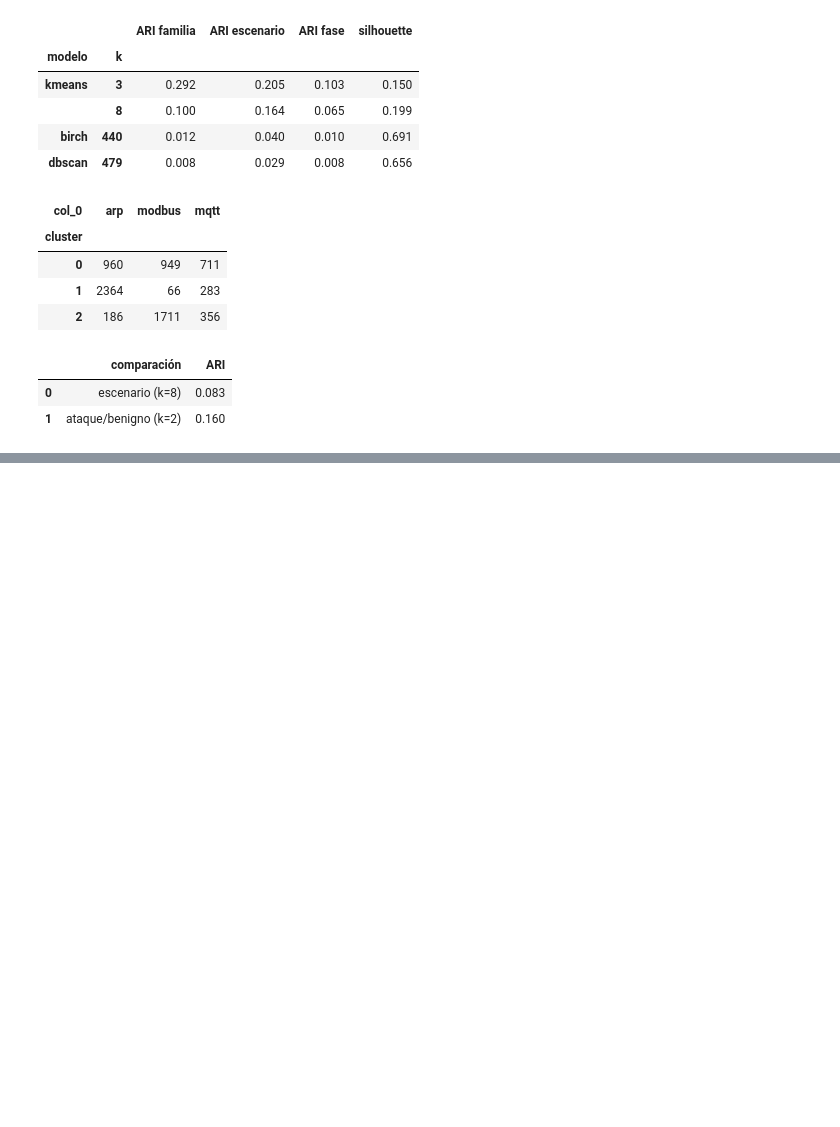
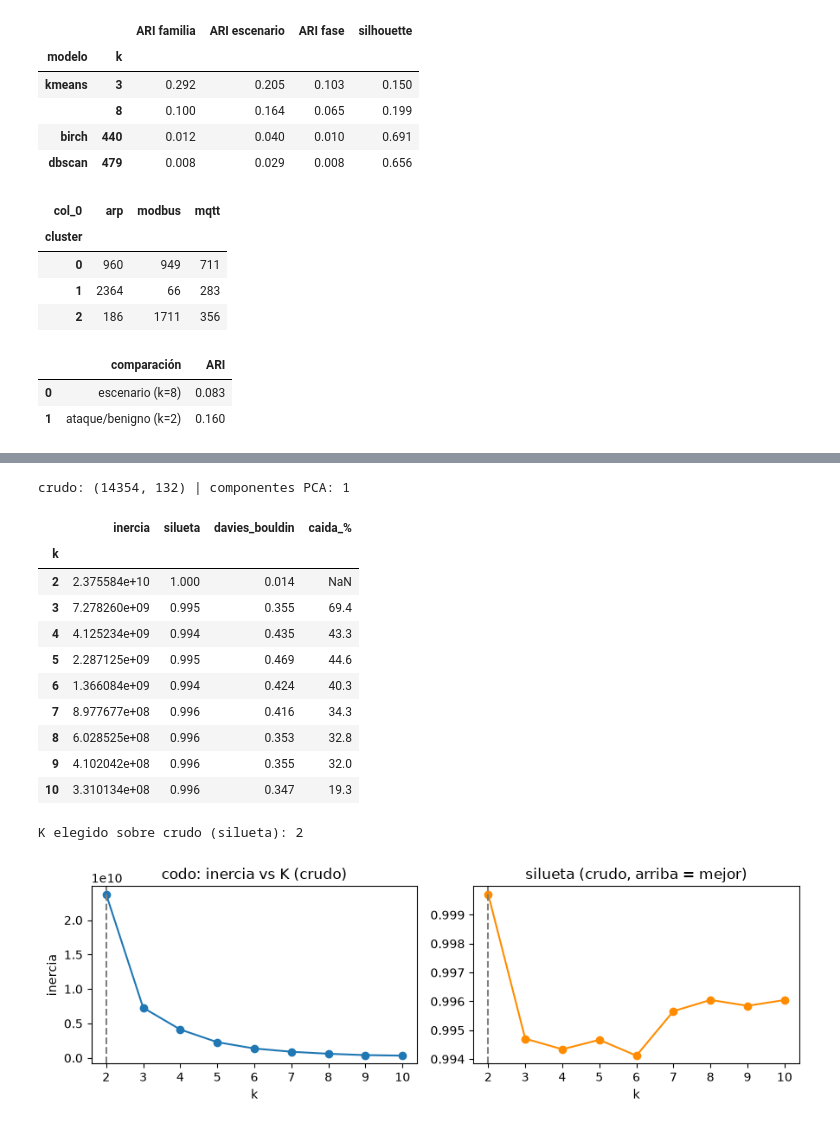
Before and after one commit to maxiricalde/data4cyber, a Jupyter notebook: Colab/NOSUPERVISADO.ipynb, the cells around one changed output, grey strips where cells are left out. Saved outputs shown, nothing was run; the diff lists cells and outputs as text; code cells hidden in the pictures; blank space fills up the shorter version.

```diff
--- a/Colab/NOSUPERVISADO.ipynb
+++ b/Colab/NOSUPERVISADO.ipynb
@@ -535,0 +526,64 @@ Se demuestra el circuito —archivo, transformación, puntaje, umbral, alerta—
+# %%
+# --- Clustering sobre las 132 columnas crudas (niveles), previo a la reducción ---
+# Mismo pipeline que las invariantes (imputar → RobustScaler → PCA 0.95) para
+# que el único cambio sea la representación: crudo vs invariantes.
+X_crudo = pd.concat([X[k] for k in X], ignore_index=True)
+y_crudo = np.concatenate([Y[k].to_numpy() for k in X])
+escenario_crudo = np.concatenate([np.full(len(Y[k]), k) for k in X])
+
+Z_crudo = make_pipeline(
+    SimpleImputer(strategy="median"),
+    RobustScaler(),
+    PCA(n_components=0.95, random_state=SEED),
+).fit_transform(X_crudo)
+
+print("crudo:", X_crudo.shape, "| componentes PCA:", Z_crudo.shape[1])
+# %% [output]
+crudo: (14354, 132) | componentes PCA: 1
+# %%
+# --- Estudio de K sobre el crudo: codo (inercia) y silueta, K = 2..10 ---
+from sklearn.metrics import davies_bouldin_score
+
+filas = []
+for k in range(2, 11):
+    modelo = KMeans(n_clusters=k, n_init=10, random_state=SEED).fit(Z_crudo)
+    filas.append({
+        "k": k,
+        "inercia": modelo.inertia_,
+        "silueta": silhouette_score(Z_crudo, modelo.labels_, sample_size=3000, random_state=SEED),
+        "davies_bouldin": davies_bouldin_score(Z_crudo, modelo.labels_),
+    })
+estudio_k_crudo = pd.DataFrame(filas).set_index("k")
+estudio_k_crudo["caida_%"] = (-estudio_k_crudo["inercia"].diff()
+                              / estudio_k_crudo["inercia"].shift(1) * 100).round(1)
+display(estudio_k_crudo.round(3))
+
+K_crudo = int(estudio_k_crudo["silueta"].idxmax())
+print("K elegido sobre crudo (silueta):", K_crudo)
+
+fig, ejes = plt.subplots(1, 2, figsize=(9, 3))
+ejes[0].plot(estudio_k_crudo.index, estudio_k_crudo["inercia"], marker="o")
+ejes[0].axvline(K_crudo, color="gray", ls="--")
+ejes[0].set_title("codo: inercia vs K (crudo)")
+ejes[0].set_xlabel("k")
+ejes[0].set_ylabel("inercia")
+ejes[1].plot(estudio_k_crudo.index, estudio_k_crudo["silueta"], marker="o", color="darkorange")
+ejes[1].axvline(K_crudo, color="gray", ls="--")
+ejes[1].set_title("silueta (crudo, arriba = mejor)")
+ejes[1].set_xlabel("k")
+plt.tight_layout()
+plt.show()
+# %% [output]
+|  | inercia | silueta | davies_bouldin | caida_% |
+| k |  |  |  |  |
+| 2 | 2.375584e+10 | 1.000 | 0.014 | NaN |
+| 3 | 7.278260e+09 | 0.995 | 0.355 | 69.4 |
+| 4 | 4.125234e+09 | 0.994 | 0.435 | 43.3 |
+| 5 | 2.287125e+09 | 0.995 | 0.469 | 44.6 |
+| 6 | 1.366084e+09 | 0.994 | 0.424 | 40.3 |
+| 7 | 8.977677e+08 | 0.996 | 0.416 | 34.3 |
+| 8 | 6.028525e+08 | 0.996 | 0.353 | 32.8 |
+| 9 | 4.102042e+08 | 0.996 | 0.355 | 32.0 |
+| 10 | 3.310134e+08 | 0.996 | 0.347 | 19.3 |
+K elegido sobre crudo (silueta): 2
+[figure, added]
```
Also changed, not shown: parts of 22 cells of this notebook.
